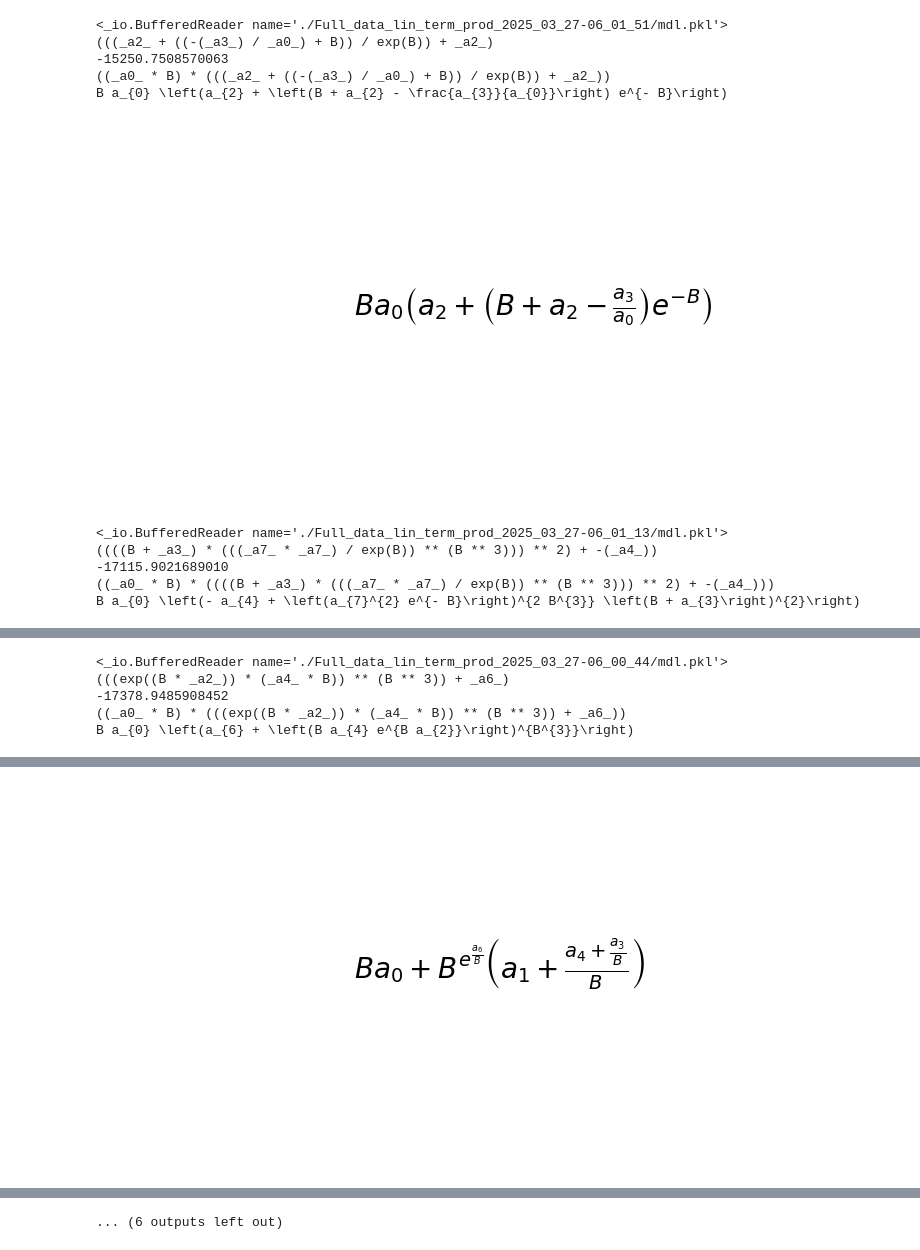
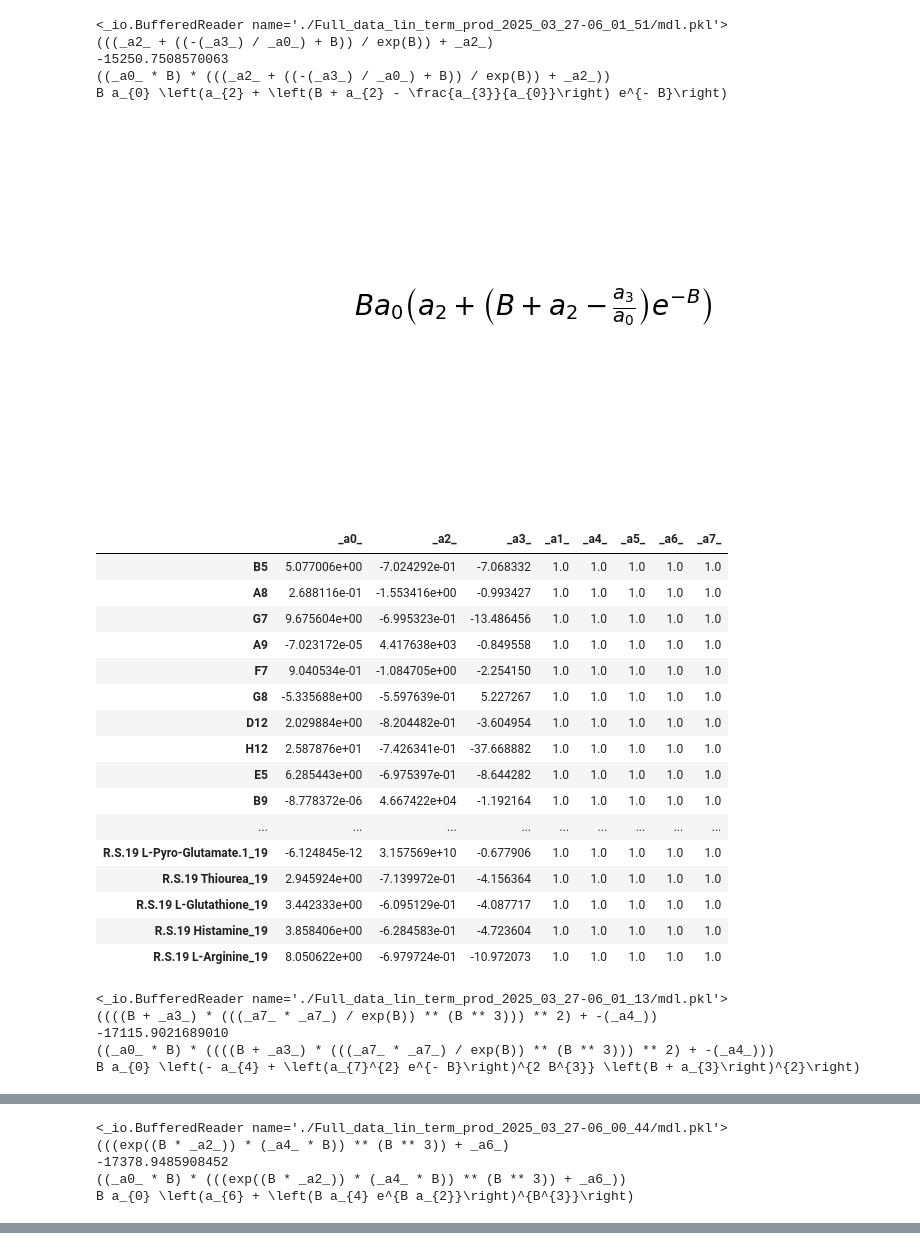
Before and after one commit to ocabanas/Integral_BMS_Governing_Equations, a Jupyter notebook: Bacteria/Parse_Runs.ipynb, the cells around one changed output, grey strips where cells are left out. Cells and saved outputs as stored; diff of their text form; code cells hidden in the pictures.

```diff
--- a/Bacteria/Parse_Runs.ipynb
+++ b/Bacteria/Parse_Runs.ipynb
@@ -74,33 +74,52 @@ folders=[
 
 for fname in folders:
     try:
         file = open(f'./{fname}mdl.pkl','rb')
     except:
         file = open(f'./{fname}mdl.pkl','rb')
     bms = pickle.load(file)
     file.close()
     print(file)
     print(str(bms))
     print(bms.E)
     if bms.constraint != None:
         expr = f'{bms.constraint[0]}{bms}{bms.constraint[1]}'
         print(expr)
         new_expr= latex(sympify(re.sub(r'_a(\d+)_', r'a_\1', str(expr))))
     else:
         expr = f'{bms}'
         new_expr= latex(sympify(re.sub(r'_a(\d+)_', r'a_\1', str(expr))))
     print(new_expr)
     plt.text(0.5,0.5,f'${new_expr}$',fontsize=20)
     plt.axis('off')
     plt.savefig(fname=f'./{fname}image_mdl.pdf',format='pdf',dpi=300)
     plt.show()
+    pd.set_option('display.max_rows', None)
+    display(pd.DataFrame.from_dict(bms.par_values, orient='index'))
 # %% [output]
 <_io.BufferedReader name='./Full_data_lin_term_prod_2025_03_27-06_01_51/mdl.pkl'>
 (((_a2_ + ((-(_a3_) / _a0_) + B)) / exp(B)) + _a2_)
 -15250.7508570063
 ((_a0_ * B) * (((_a2_ + ((-(_a3_) / _a0_) + B)) / exp(B)) + _a2_))
 B a_{0} \left(a_{2} + \left(B + a_{2} - \frac{a_{3}}{a_{0}}\right) e^{- B}\right)
 [figure]
+|  | _a0_ | _a2_ | _a3_ | _a1_ | _a4_ | _a5_ | _a6_ | _a7_ |
+| B5 | 5.077006e+00 | -7.024292e-01 | -7.068332 | 1.0 | 1.0 | 1.0 | 1.0 | 1.0 |
+| A8 | 2.688116e-01 | -1.553416e+00 | -0.993427 | 1.0 | 1.0 | 1.0 | 1.0 | 1.0 |
+| G7 | 9.675604e+00 | -6.995323e-01 | -13.486456 | 1.0 | 1.0 | 1.0 | 1.0 | 1.0 |
+| A9 | -7.023172e-05 | 4.417638e+03 | -0.849558 | 1.0 | 1.0 | 1.0 | 1.0 | 1.0 |
+| F7 | 9.040534e-01 | -1.084705e+00 | -2.254150 | 1.0 | 1.0 | 1.0 | 1.0 | 1.0 |
+| G8 | -5.335688e+00 | -5.597639e-01 | 5.227267 | 1.0 | 1.0 | 1.0 | 1.0 | 1.0 |
+| D12 | 2.029884e+00 | -8.204482e-01 | -3.604954 | 1.0 | 1.0 | 1.0 | 1.0 | 1.0 |
+| H12 | 2.587876e+01 | -7.426341e-01 | -37.668882 | 1.0 | 1.0 | 1.0 | 1.0 | 1.0 |
+| E5 | 6.285443e+00 | -6.975397e-01 | -8.644282 | 1.0 | 1.0 | 1.0 | 1.0 | 1.0 |
+| B9 | -8.778372e-06 | 4.667422e+04 | -1.192164 | 1.0 | 1.0 | 1.0 | 1.0 | 1.0 |
+| ... | ... | ... | ... | ... | ... | ... | ... | ... |
+| R.S.19 L-Pyro-Glutamate.1_19 | -6.124845e-12 | 3.157569e+10 | -0.677906 | 1.0 | 1.0 | 1.0 | 1.0 | 1.0 |
+| R.S.19 Thiourea_19 | 2.945924e+00 | -7.139972e-01 | -4.156364 | 1.0 | 1.0 | 1.0 | 1.0 | 1.0 |
+| R.S.19 L-Glutathione_19 | 3.442333e+00 | -6.095129e-01 | -4.087717 | 1.0 | 1.0 | 1.0 | 1.0 | 1.0 |
+| R.S.19 Histamine_19 | 3.858406e+00 | -6.284583e-01 | -4.723604 | 1.0 | 1.0 | 1.0 | 1.0 | 1.0 |
+| R.S.19 L-Arginine_19 | 8.050622e+00 | -6.979724e-01 | -10.972073 | 1.0 | 1.0 | 1.0 | 1.0 | 1.0 |
 <_io.BufferedReader name='./Full_data_lin_term_prod_2025_03_27-06_01_13/mdl.pkl'>
 ((((B + _a3_) * (((_a7_ * _a7_) / exp(B)) ** (B ** 3))) ** 2) + -(_a4_))
 -17115.9021689010
@@ -127 +192,0 @@ B a_{0} + B^{e^{\frac{a_{6}}{B}}} \left(a_{1} + \frac{a_{4} + \frac{a_{3}}{B}}{B
-[figure, removed]
@@ -134 +192,0 @@ B a_{0} + a_{4} a_{5}^{\left(e^{B + a_{1}}\right)^{B}}
-... (6 outputs left out)
```
Also changed, not shown: parts of 2 cells of this notebook, 47 other files.
